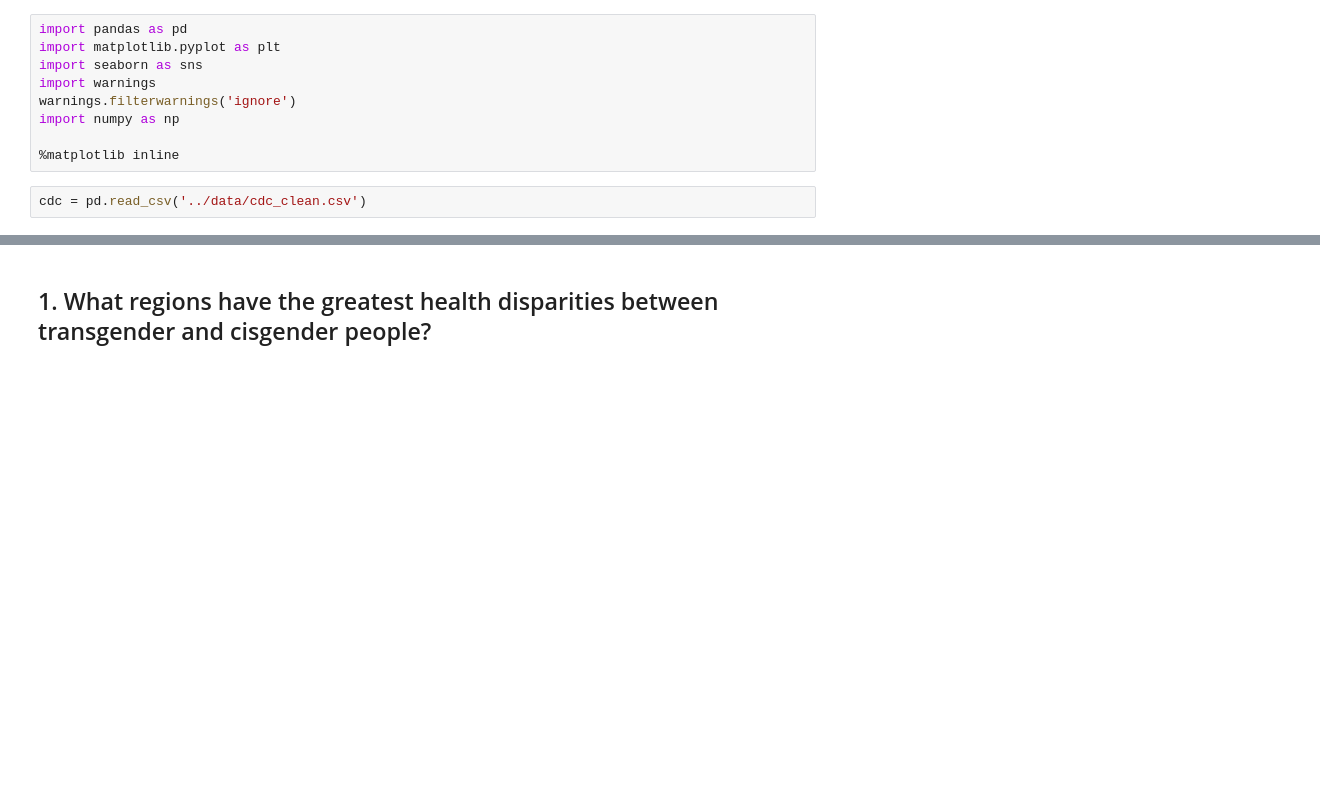
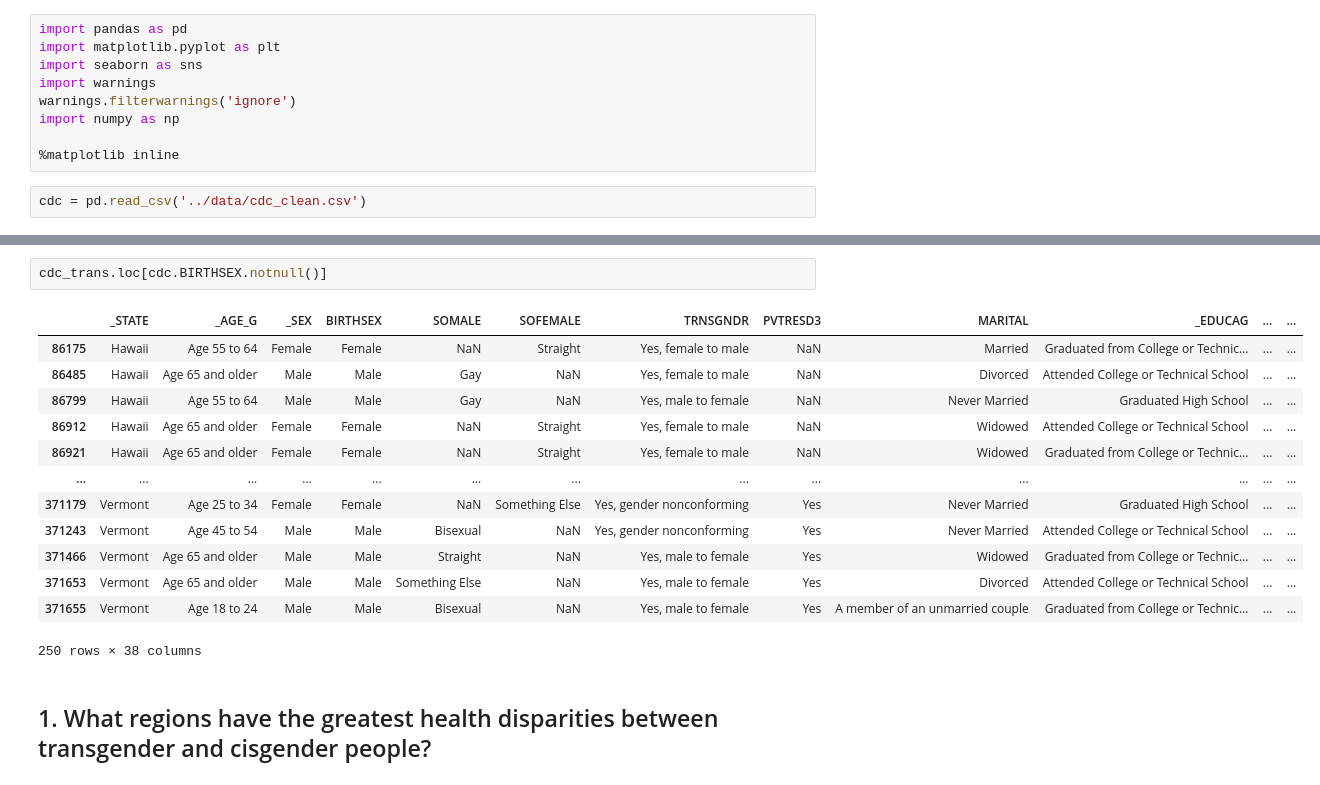
Before and after one commit to simon-mack/trans_health, a Jupyter notebook: notebooks/cdc_analysis.ipynb, the cells around one changed output, grey strips where cells are left out. Cells and saved outputs as stored; diff of their text form; blank space fills up the shorter version.

```diff
--- a/notebooks/cdc_analysis.ipynb
+++ b/notebooks/cdc_analysis.ipynb
@@ -24,3 +24,19 @@ cdc_trans.head()
+# %%
+cdc_trans.loc[cdc.BIRTHSEX.notnull()]
+# %% [output]
+|  | _STATE | _AGE_G | _SEX | BIRTHSEX | SOMALE | SOFEMALE | TRNSGNDR | PVTRESD3 | MARITAL | _EDUCAG | ... | ... |
+| 86175 | Hawaii | Age 55 to 64 | Female | Female | NaN | Straight | Yes, female to male | NaN | Married | Graduated from College or Technic... | ... | ... |
+| 86485 | Hawaii | Age 65 and older | Male | Male | Gay | NaN | Yes, female to male | NaN | Divorced | Attended College or Technical School | ... | ... |
+| 86799 | Hawaii | Age 55 to 64 | Male | Male | Gay | NaN | Yes, male to female | NaN | Never Married | Graduated High School | ... | ... |
+| 86912 | Hawaii | Age 65 and older | Female | Female | NaN | Straight | Yes, female to male | NaN | Widowed | Attended College or Technical School | ... | ... |
+| 86921 | Hawaii | Age 65 and older | Female | Female | NaN | Straight | Yes, female to male | NaN | Widowed | Graduated from College or Technic... | ... | ... |
+| ... | ... | ... | ... | ... | ... | ... | ... | ... | ... | ... | ... | ... |
+| 371179 | Vermont | Age 25 to 34 | Female | Female | NaN | Something Else | Yes, gender nonconforming | Yes | Never Married | Graduated High School | ... | ... |
+| 371243 | Vermont | Age 45 to 54 | Male | Male | Bisexual | NaN | Yes, gender nonconforming | Yes | Never Married | Attended College or Technical School | ... | ... |
+| 371466 | Vermont | Age 65 and older | Male | Male | Straight | NaN | Yes, male to female | Yes | Widowed | Graduated from College or Technic... | ... | ... |
+| 371653 | Vermont | Age 65 and older | Male | Male | Something Else | NaN | Yes, male to female | Yes | Divorced | Attended College or Technical School | ... | ... |
+| 371655 | Vermont | Age 18 to 24 | Male | Male | Bisexual | NaN | Yes, male to female | Yes | A member of an unmarried couple | Graduated from College or Technic... | ... | ... |
+250 rows × 38 columns
 # %% [markdown]
 ## 1. What regions have the greatest health disparities between transgender and cisgender people?
 # %% [markdown]
```
Also changed, not shown: parts of 27 cells of this notebook, 6 other files.
